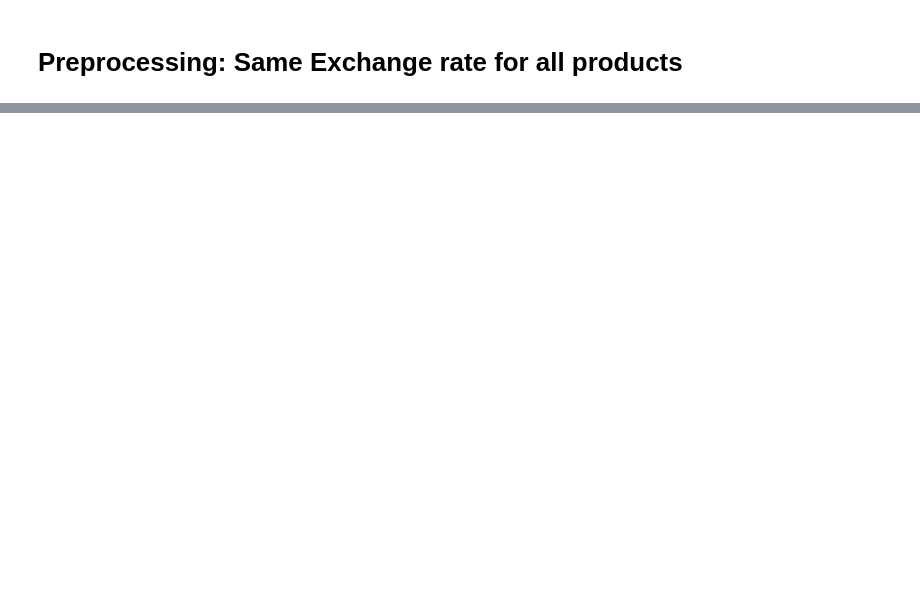
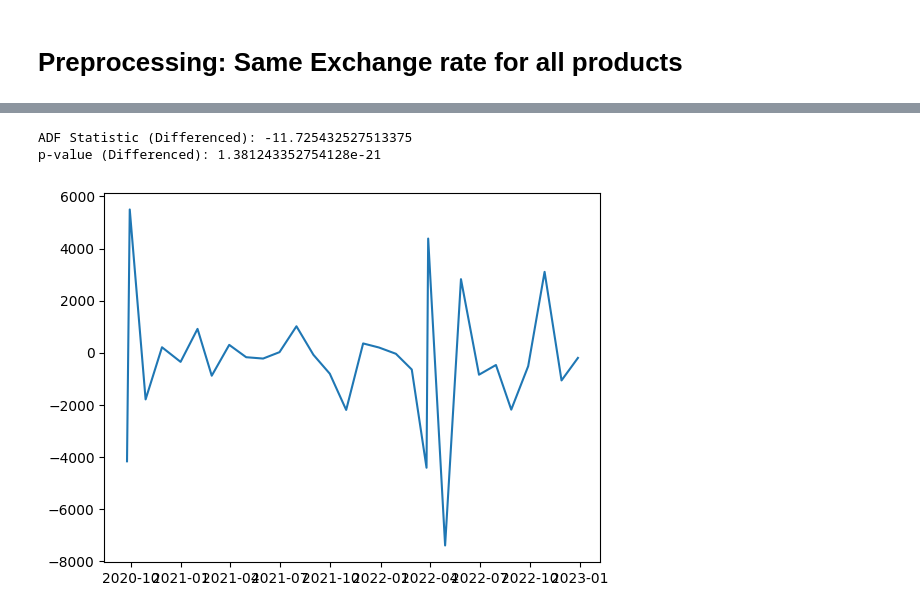
Before and after one commit to maltestaab/Business-Data-Management, a Jupyter notebook: chanel-business-case/Chanel_Code/chanel.ipynb, the cells around one changed output, grey strips where cells are left out. Cells and saved outputs as stored; diff of their text form; code cells hidden in the pictures; blank space fills up the shorter version.

```diff
--- a/chanel-business-case/Chanel_Code/chanel.ipynb
+++ b/chanel-business-case/Chanel_Code/chanel.ipynb
@@ -254,0 +302,14 @@ plt.show()
+# %%
+# Differencing the data
+df_monthly_averages["price_diff"] = df_monthly_averages["price_EUR"].diff().dropna()
+
+# Re-run ADF test on differenced data
+result_diff = adfuller(df_monthly_averages["price_diff"].dropna())
+print(f"ADF Statistic (Differenced): {result_diff[0]}")
+print(f"p-value (Differenced): {result_diff[1]}")
+
+plt.plot(df_monthly_averages["price_diff"]);
+# %% [output]
+ADF Statistic (Differenced): -11.725432527513375
+p-value (Differenced): 1.381243352754128e-21
+[figure, added]
```
Also changed, not shown: parts of 24 cells of this notebook, 2 other files.
